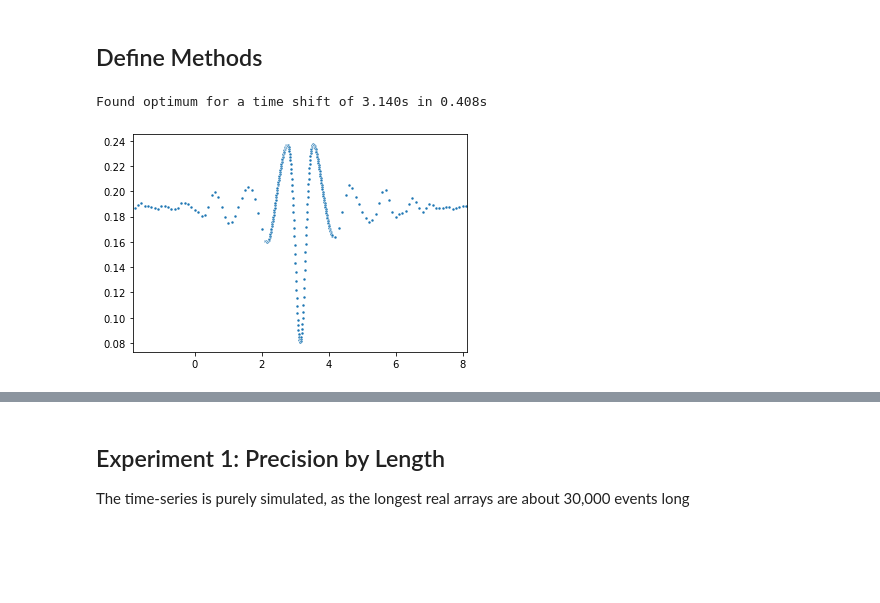
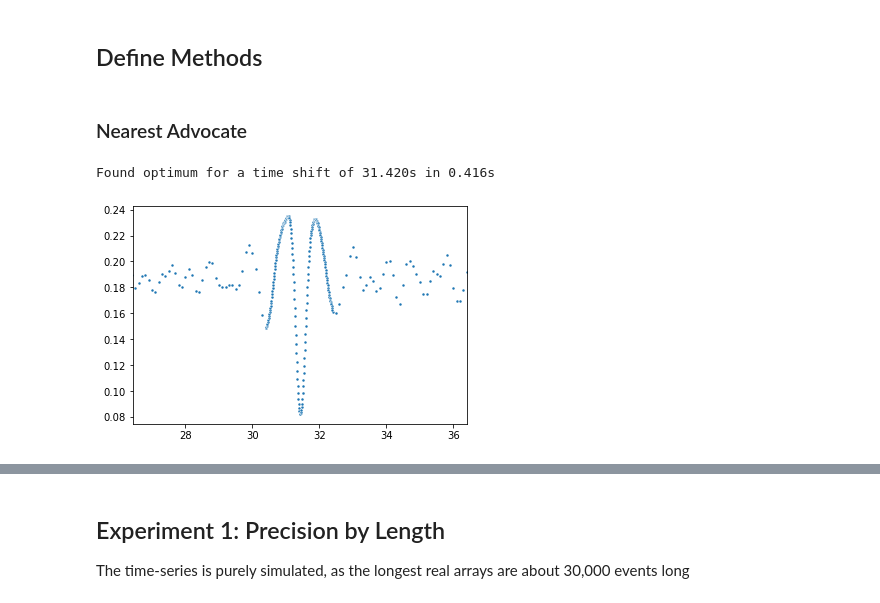
Before and after one commit to iot-salzburg/nearest-advocate, a Jupyter notebook: experiments/method_comparision_semisimulated.ipynb, the cells around one changed output, grey strips where cells are left out. Drawn from its saved outputs; the diff is of its cells as text; code cells hidden in the pictures; blank space fills up the shorter version.

```diff
--- a/experiments/method_comparision_semisimulated.ipynb
+++ b/experiments/method_comparision_semisimulated.ipynb
@@ -201,10 +204,14 @@ def modify_timeseries(arr: np.ndarray, offset: float=0, subselect_length=None, s
         Array to modify
     offset: float
         Offset to shift the time-series
+    subselect_length: None, int
+        If given, number of subsequent events selected
     sigma: float
         Amount of noise, relative to the median difference of subsequent events
     fraction: float
         Fraction of events used
+    time_warp_scale: float
+        Warp the time linearly by this factor
 
     Returns
     -------
@@ -248,10 +255,6 @@ modify_timeseries(arr=heart_beat_dataset[0][0], offset=np.pi, subselect_length=1
 # %% [output]
 array([1985.2642013 , 1985.94322342, 1987.22308435, 1988.86971251,
        1990.34830416])
-# %%
-# create dummy time-series
-arr_ref = np.cumsum(np.random.normal(loc=1, scale=0.25, size=600))
-arr_sig = modify_timeseries(arr=arr_ref, offset=np.pi, sigma=0.1, fraction=0.99)
 # %% [markdown]
 ## Define Methods
 # %%
@@ -286,5 +289,7 @@ colorscheme = {
  'DTW': {'c': 'C10', 'p': 's', 'l': (1,1,1,1)}  # dotted
 }
+# %% [markdown]
+### Nearest Advocate
 # %%
 import numpy as np
 from numba import njit
@@ -417,35 +422,36 @@ def nearest_advocate(arr_ref: np.ndarray, arr_sig: np.ndarray,
              arr_ref,
              probe-time_delays[idx,0],  # the signal array is shifted by a time-delta
              dist_max=dist_max, regulate_paddings=regulate_paddings, dist_padding=dist_padding)
         idx += 1
 
     # finesearch around the peak
     time_shift, min_mean_dist = time_delays[np.argmin(time_delays[:broad_search_n_samples,1])]
     time_delays[broad_search_n_samples:, 0] = np.arange(time_shift-td_prox, time_shift+td_prox-1e-12,
                                                         1/sps/10)[:fine_search_n_samples]
     # Calculate the mean distance for all time-shifts in the search space.
     while idx < time_delays.shape[0]:
         # calculate the nearest advocate criteria
         time_delays[idx,1] = nearest_advocate_single(
              arr_ref,
              probe-time_delays[idx,0],  # the signal array is shifted by a time-delta
              dist_max=dist_max, regulate_paddings=regulate_paddings, dist_padding=dist_padding)
         idx += 1
     return time_delays
 
 # run once before the test to just-in-time compile it
 start_time = time.time()
-arr_ref = np.cumsum(np.random.normal(loc=1, scale=0.25, size=600))
-arr_sig = modify_timeseries(arr=arr_ref, offset=np.pi, sigma=0.1, fraction=0.99)
+arr_ref = np.cumsum(np.random.normal(loc=1, scale=0.25, size=1000))
+arr_sig = modify_timeseries(arr=arr_ref, offset=10*np.pi, sigma=0.1, fraction=0.99,
+                           time_warp_scale=0.00, subselect_length=100)
 time_delays = nearest_advocate(arr_ref=arr_ref, arr_sig=arr_sig,
-                             td_min=-10, td_max=10, td_prox=1, sps=SAMPLES_PER_S, sparse_factor=1,
+                             td_min=-100, td_max=100, td_prox=1, sps=SAMPLES_PER_S, sparse_factor=1,
                              dist_max=DIST_MAX, regulate_paddings=REGULATE_PADDINGS, dist_padding=DIST_MAX)
 time_shift, min_mean_dist = time_delays[np.argmin(time_delays[:,1])]
 print(f"Found optimum for a time shift of {time_shift:.3f}s in {time.time()-start_time:.3f}s")
 
 sns.scatterplot(x=time_delays[:,0], y=time_delays[:,1], marker='.')
 plt.xlim(time_shift-5.0, time_shift+5.0)
 plt.show()
 # %% [output]
-Found optimum for a time shift of 3.140s in 0.408s
+Found optimum for a time shift of 31.420s in 0.416s
-[figure, old version]
+[figure, new version]
```
Also changed, not shown: parts of 43 cells of this notebook.
